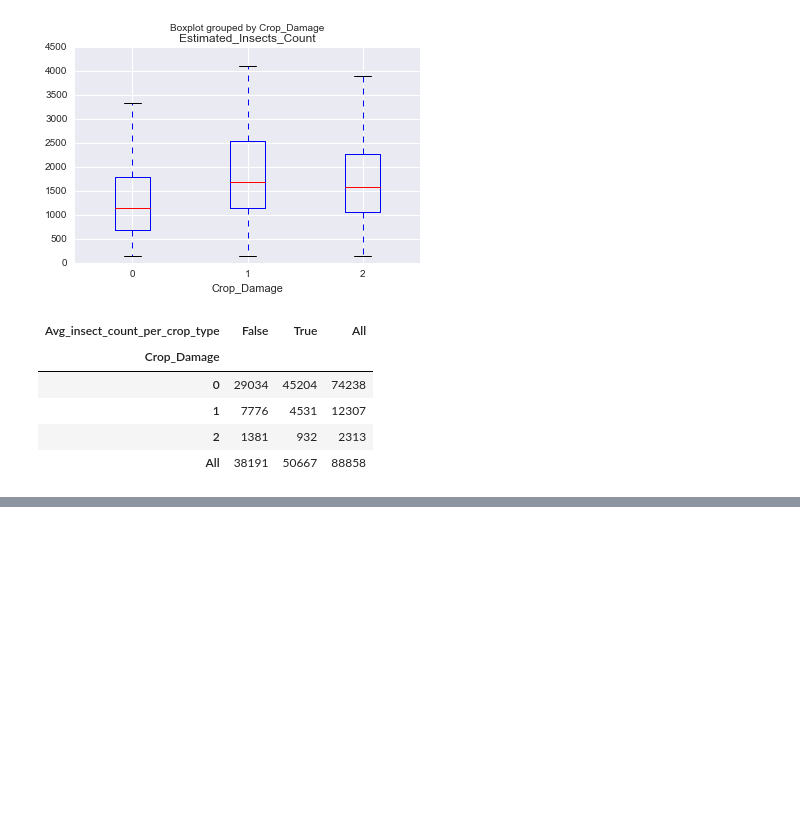
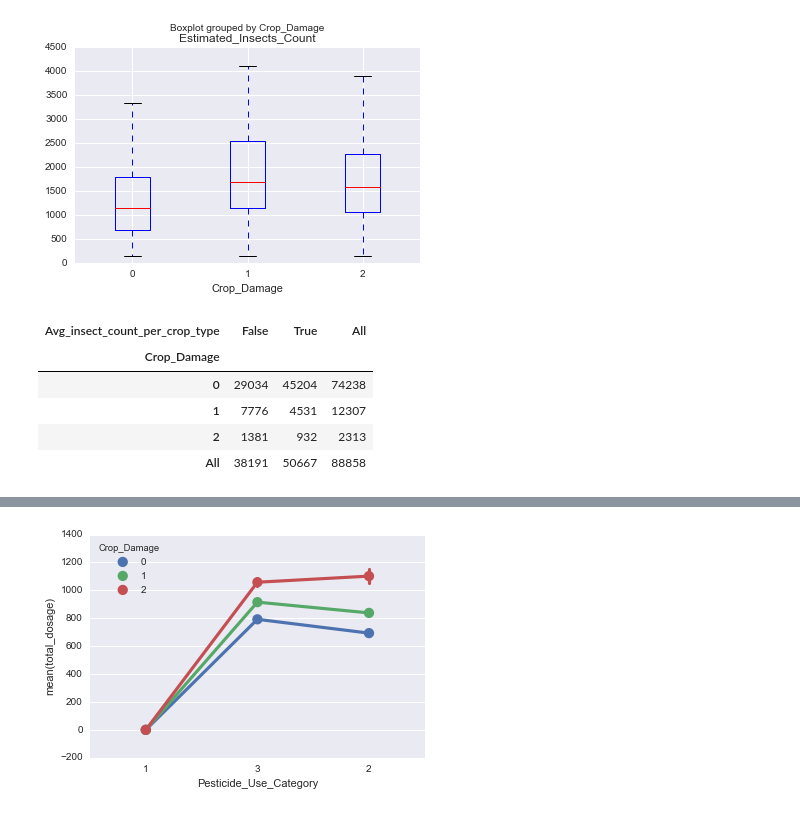
Before and after one commit to numb3r33/av-practice, a Jupyter notebook: last_man_standing/analysis.ipynb, the cells around one changed output, grey strips where cells are left out. Cells and saved outputs as stored; diff of their text form; code cells hidden in the pictures; blank space fills up the shorter version.

```diff
--- a/last_man_standing/analysis.ipynb
+++ b/last_man_standing/analysis.ipynb
@@ -587,0 +597,8 @@ pd.crosstab(train.Crop_Damage, train.Avg_insect_count_per_crop_type, margins=Tru
+# %%
+train = train.fillna(train.Number_Weeks_Used.value_counts().sort_values(ascending=False).index[0])
+# %%
+train['total_dosage'] = (train.Number_Doses_Week * train.Number_Weeks_Used)
+# %%
+sns.pointplot(x=train.Pesticide_Use_Category, y=train.total_dosage, hue=train.Crop_Damage);
+# %% [output]
+[figure, added]
```
Also changed, not shown: parts of 9 cells of this notebook, 2 other files.
